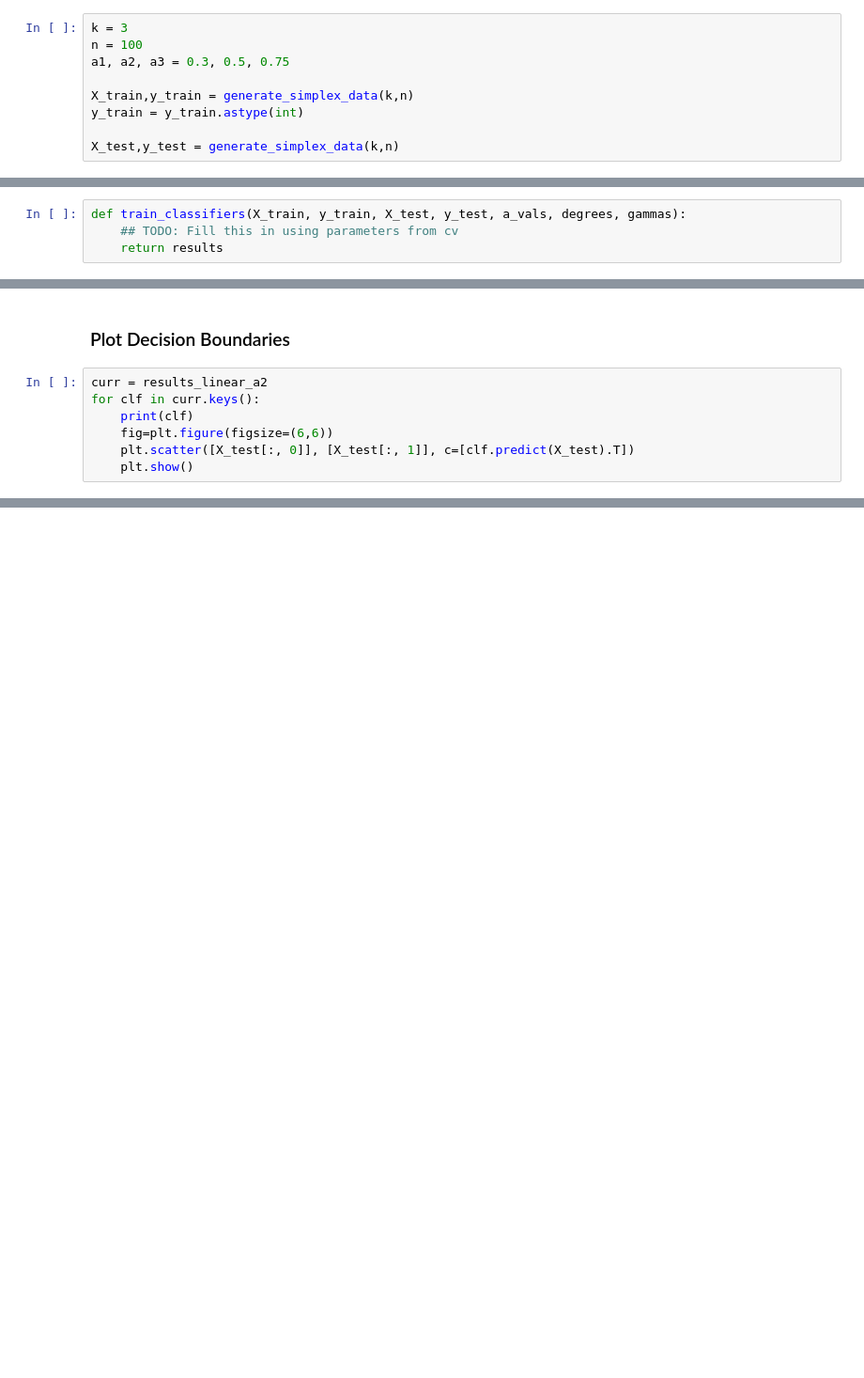
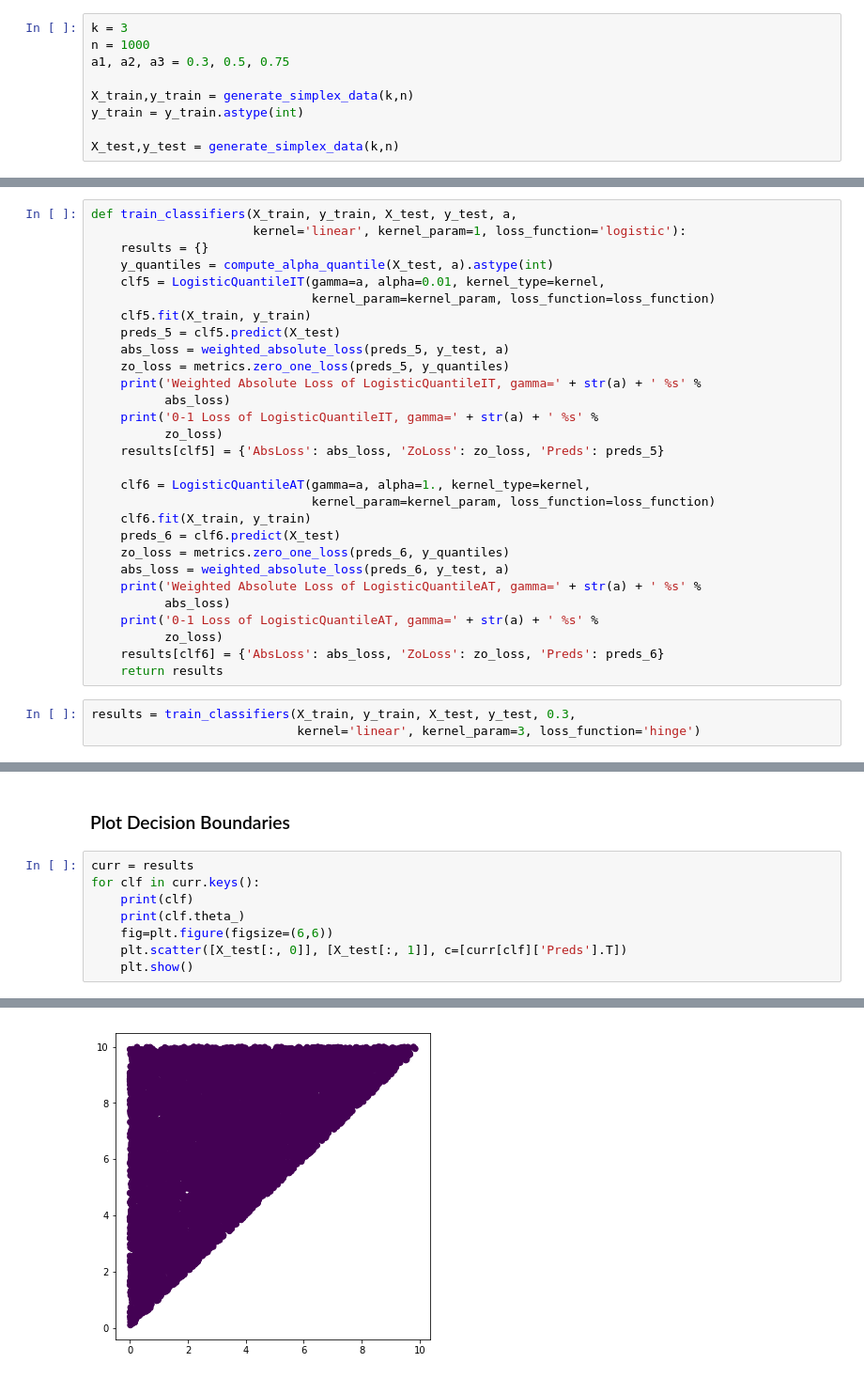
Before and after one commit to arnabsarker/Property-Elicitation, a Jupyter notebook: SimplexTests.ipynb, the cells around one changed output, grey strips where cells are left out. Shown at 94% size. Saved outputs shown, nothing was run; the diff lists cells and outputs as text; blank space fills up the shorter version.

Commit message:
Added hinge loss, only works for AT linear

```diff
--- a/SimplexTests.ipynb
+++ b/SimplexTests.ipynb
@@ -49,7 +48,7 @@ def compute_alpha_quantile(X, alpha):
 ## Cross-Validation (Small Scale)
 # %%
 k = 3
-n = 100
+n = 1000
 a1, a2, a3 = 0.3, 0.5, 0.75
 
 X_train,y_train = generate_simplex_data(k,n)
@@ -136,6 +109,2 @@ cv_results_from
 # %% [markdown]
 ## Tests
-# %%
-def train_classifiers(X_train, y_train, X_test, y_test, a_vals, degrees, gammas):
-    ## TODO: Fill this in using parameters from cv
-    return results
@@ -141,0 +120,32 @@ def train_classifiers(X_train, y_train, X_test, y_test, a_vals, degrees, gammas)
+# %%
+def train_classifiers(X_train, y_train, X_test, y_test, a,
+                      kernel='linear', kernel_param=1, loss_function='logistic'):
+    results = {}
+    y_quantiles = compute_alpha_quantile(X_test, a).astype(int)
+    clf5 = LogisticQuantileIT(gamma=a, alpha=0.01, kernel_type=kernel,
+                              kernel_param=kernel_param, loss_function=loss_function)
+    clf5.fit(X_train, y_train)
+    preds_5 = clf5.predict(X_test)
+    abs_loss = weighted_absolute_loss(preds_5, y_test, a)
+    zo_loss = metrics.zero_one_loss(preds_5, y_quantiles)
+    print('Weighted Absolute Loss of LogisticQuantileIT, gamma=' + str(a) + ' %s' %
+          abs_loss)
+    print('0-1 Loss of LogisticQuantileIT, gamma=' + str(a) + ' %s' %
+          zo_loss)
+    results[clf5] = {'AbsLoss': abs_loss, 'ZoLoss': zo_loss, 'Preds': preds_5}
+
+    clf6 = LogisticQuantileAT(gamma=a, alpha=1., kernel_type=kernel,
+                              kernel_param=kernel_param, loss_function=loss_function)
+    clf6.fit(X_train, y_train)
+    preds_6 = clf6.predict(X_test)
+    zo_loss = metrics.zero_one_loss(preds_6, y_quantiles)
+    abs_loss = weighted_absolute_loss(preds_6, y_test, a)
+    print('Weighted Absolute Loss of LogisticQuantileAT, gamma=' + str(a) + ' %s' %
+          abs_loss)
+    print('0-1 Loss of LogisticQuantileAT, gamma=' + str(a) + ' %s' %
+          zo_loss)
+    results[clf6] = {'AbsLoss': abs_loss, 'ZoLoss': zo_loss, 'Preds': preds_6}
+    return results
+# %%
+results = train_classifiers(X_train, y_train, X_test, y_test, 0.3,
+                            kernel='linear', kernel_param=3, loss_function='hinge')
@@ -142,9 +170,11 @@ def train_classifiers(X_train, y_train, X_test, y_test, a_vals, degrees, gammas)
 # %% [markdown]
 ### Plot Decision Boundaries
 # %%
-curr = results_linear_a2
+curr = results
 for clf in curr.keys():
     print(clf)
+    print(clf.theta_)
     fig=plt.figure(figsize=(6,6))
-    plt.scatter([X_test[:, 0]], [X_test[:, 1]], c=[clf.predict(X_test).T])
+    plt.scatter([X_test[:, 0]], [X_test[:, 1]], c=[curr[clf]['Preds'].T])
     plt.show()
+# %% [output]
@@ -150,0 +185 @@ for clf in curr.keys():
+[figure, added]
```
Also changed, not shown: parts of 7 cells of this notebook, 1 other file.
